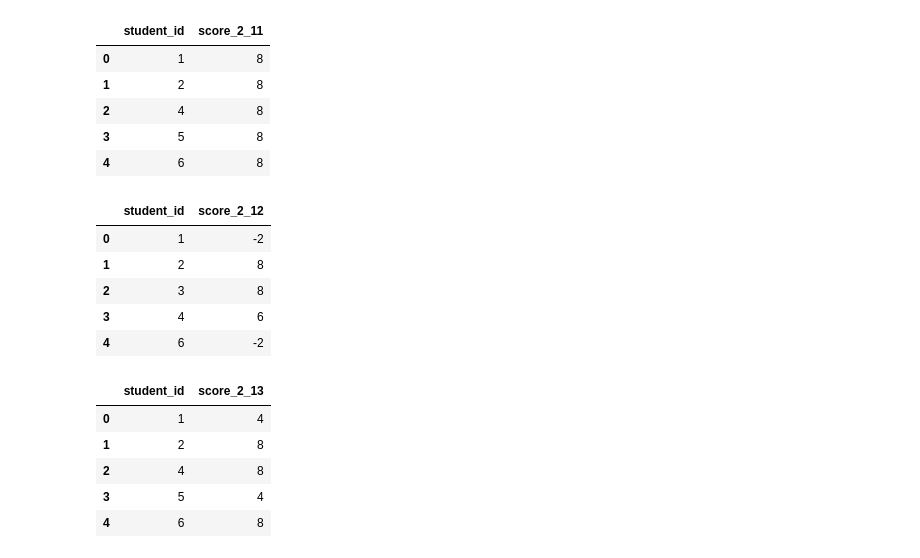
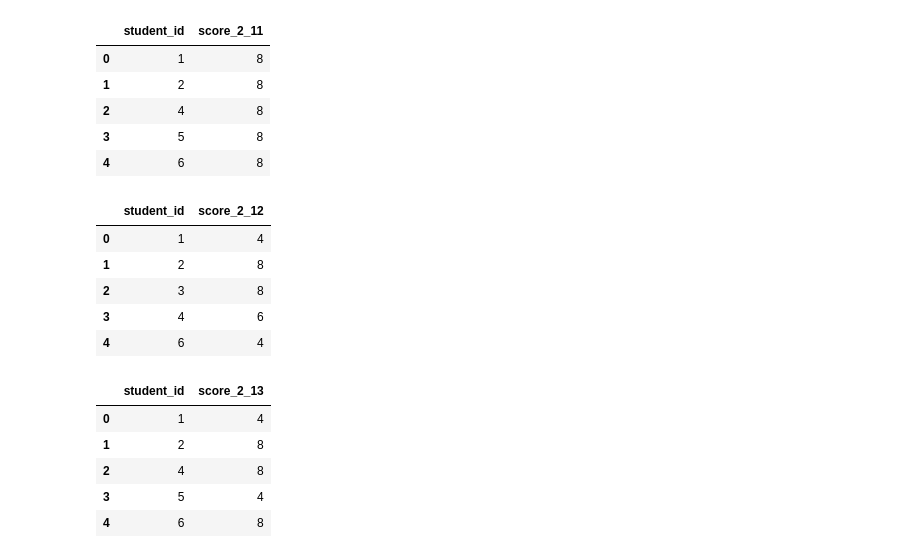
Before and after one commit to juliepe/exam_analysis_H25, a Jupyter notebook: analysis/CBM/2025/Konte/notebooks/6_CBM_overview_table.ipynb, the cells around one changed output. Cells and saved outputs as stored; diff of their text form; code cells hidden in the pictures.

Commit message:
konte resulta without F

```diff
--- a/analysis/CBM/2025/Konte/notebooks/6_CBM_overview_table.ipynb
+++ b/analysis/CBM/2025/Konte/notebooks/6_CBM_overview_table.ipynb
@@ -154,15 +154,15 @@ result2_11.head()
 | 3 | 5 | 8 |
 | 4 | 6 | 8 |
 # %%
-result2_12 = CBM_score_per_task_konte(df, question_number='2.12', map_answers=['R', 'P', 'P', 'M', 'F'])
+result2_12 = CBM_score_per_task_konte_no_F(df, question_number='2.12', map_answers=['R', 'P', 'P', 'M', 'F'])
 #rename column score to score_2_12
 result2_12 = result2_12.rename(columns={"score": "score_2_12"})
 result2_12.head()
 # %% [output]
 |  | student_id | score_2_12 |
-| 0 | 1 | -2 |
+| 0 | 1 | 4 |
 | 1 | 2 | 8 |
 | 2 | 3 | 8 |
 | 3 | 4 | 6 |
-| 4 | 6 | -2 |
+| 4 | 6 | 4 |
 # %%
```
Also changed, not shown: parts of 16 cells of this notebook, 19 other files.
